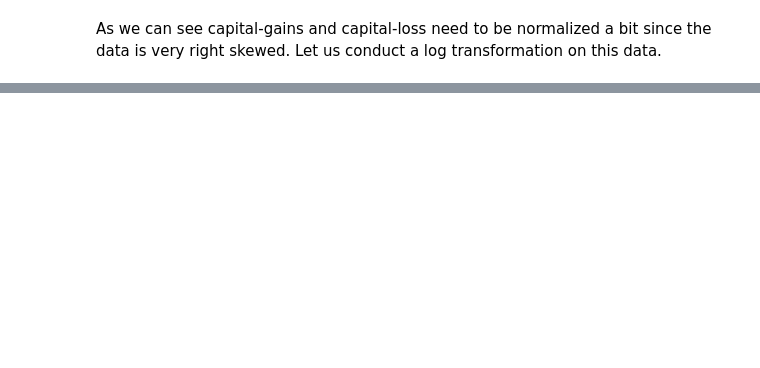
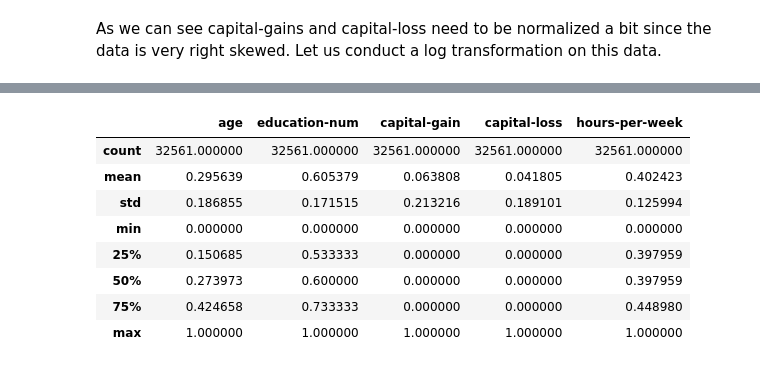
Before and after one commit to jaguila/udacity, a Jupyter notebook: submissions/uci_donors_prediction.ipynb, the cells around one changed output, grey strips where cells are left out. Cells and saved outputs as stored; diff of their text form; code cells hidden in the pictures; blank space fills up the shorter version.

```diff
--- a/submissions/uci_donors_prediction.ipynb
+++ b/submissions/uci_donors_prediction.ipynb
@@ -145,0 +190,19 @@ plot_feats(feats_num, features_log_x)
+# %%
+from sklearn.preprocessing import MinMaxScaler
+
+scaler=MinMaxScaler()
+
+features_minmax_log=pd.DataFrame.copy(features_log_x)
+features_minmax_log[feats_num]=scaler.fit_transform(features_minmax_log[feats_num])
+
+features_minmax_log.describe()
+# %% [output]
+|  | age | education-num | capital-gain | capital-loss | hours-per-week |
+| count | 32561.000000 | 32561.000000 | 32561.000000 | 32561.000000 | 32561.000000 |
+| mean | 0.295639 | 0.605379 | 0.063808 | 0.041805 | 0.402423 |
+| std | 0.186855 | 0.171515 | 0.213216 | 0.189101 | 0.125994 |
+| min | 0.000000 | 0.000000 | 0.000000 | 0.000000 | 0.000000 |
+| 25% | 0.150685 | 0.533333 | 0.000000 | 0.000000 | 0.397959 |
+| 50% | 0.273973 | 0.600000 | 0.000000 | 0.000000 | 0.397959 |
+| 75% | 0.424658 | 0.733333 | 0.000000 | 0.000000 | 0.448980 |
+| max | 1.000000 | 1.000000 | 1.000000 | 1.000000 | 1.000000 |
```
Also changed, not shown: parts of 14 cells of this notebook.
